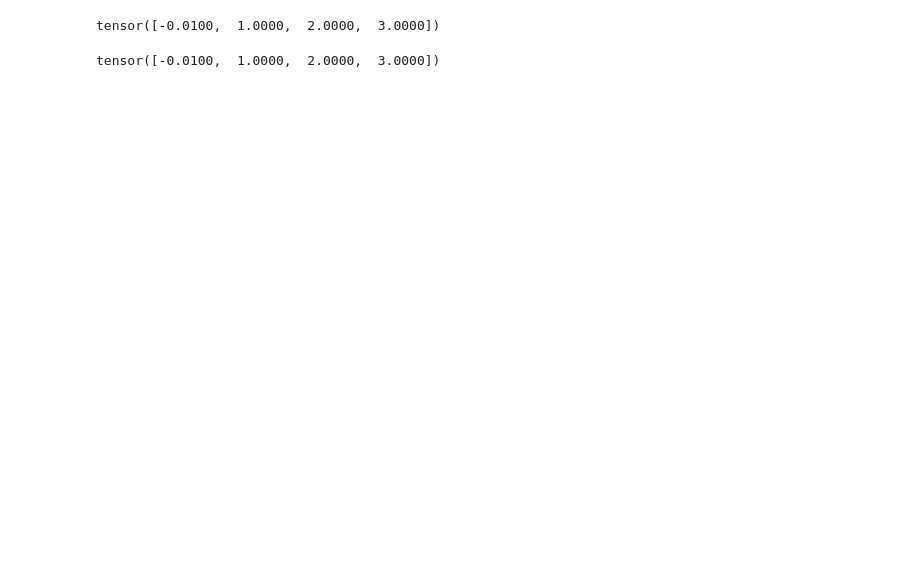
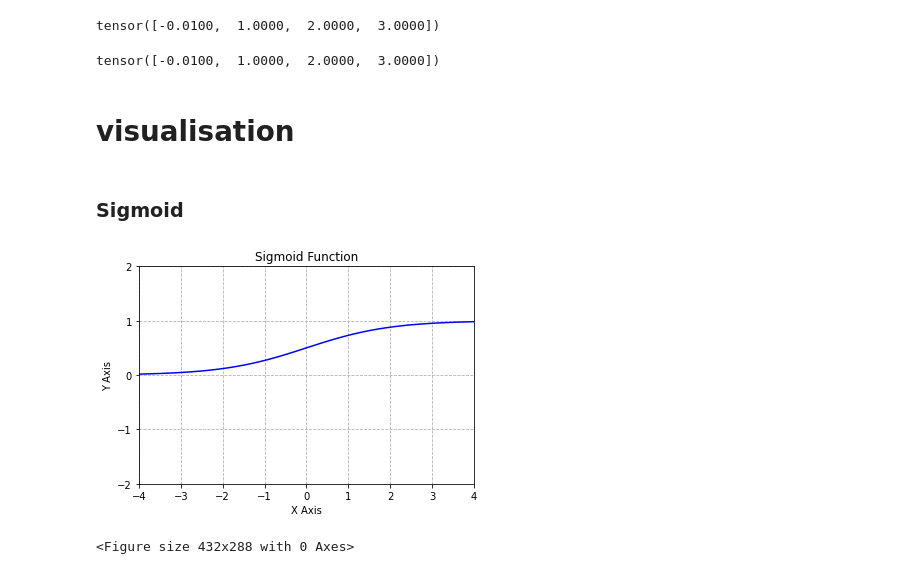
Before and after one commit to AlexeyTri/PyTorchTutorials_2025, a Jupyter notebook: Tutorial10.ipynb, the cells around one changed output. Saved outputs shown, nothing was run; the diff lists cells and outputs as text; code cells hidden in the pictures; blank space fills up the shorter version.

```diff
--- a/Tutorial10.ipynb
+++ b/Tutorial10.ipynb
@@ -99,3 +111,36 @@ class NeuralNet2(nn.Module):
         out = torch.relu(self.linear1(x))
         out = torch.sigmoid(self.relu(out))
         return out
+# %% [markdown]
+# visualisation
+# %% [markdown]
+### Sigmoid
+# %%
+sigmoid = lambda x: 1 / (1 + np.exp(-x))
+
+x=np.linspace(-10,10,10)
+
+y=np.linspace(-10,10,100)
+
+fig = plt.figure()
+plt.plot(y,sigmoid(y),'b', label='linspace(-10,10,100)')
+
+plt.grid(linestyle='--')
+
+plt.xlabel('X Axis')
+
+plt.ylabel('Y Axis')
+
+plt.title('Sigmoid Function')
+
+plt.xticks([-4, -3, -2, -1, 0, 1, 2, 3, 4])
+plt.yticks([-2, -1, 0, 1, 2])
+
+plt.ylim(-2, 2)
+plt.xlim(-4, 4)
+
+plt.show()
+plt.savefig('sigmoid.png')
+# %% [output]
+[figure, added]
+<Figure size 432x288 with 0 Axes>
```
Also changed, not shown: parts of 14 cells of this notebook.
